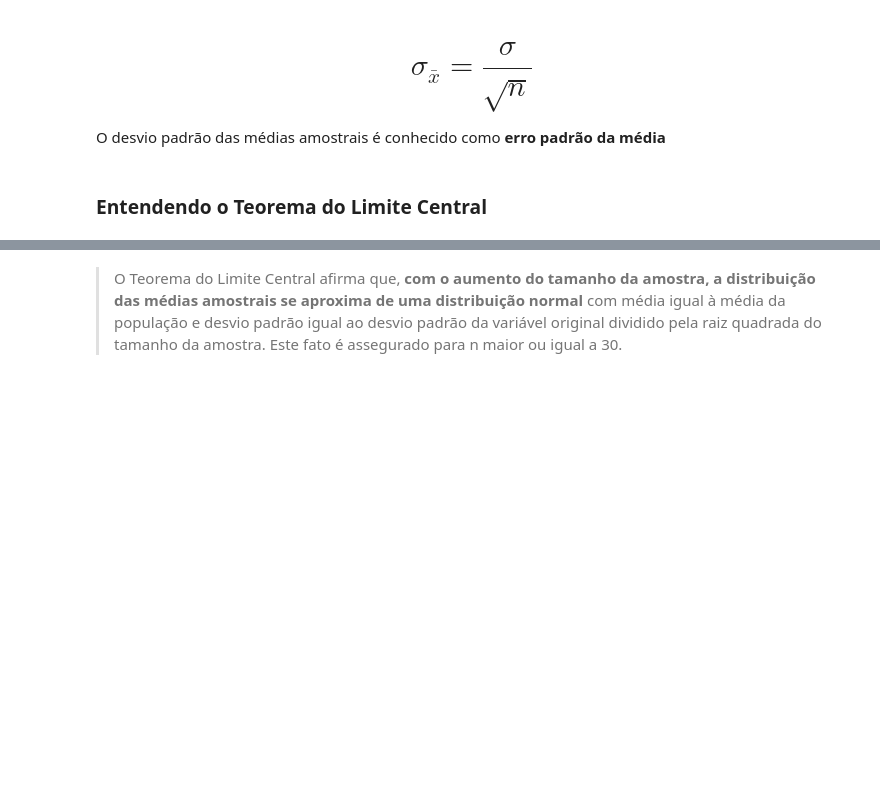
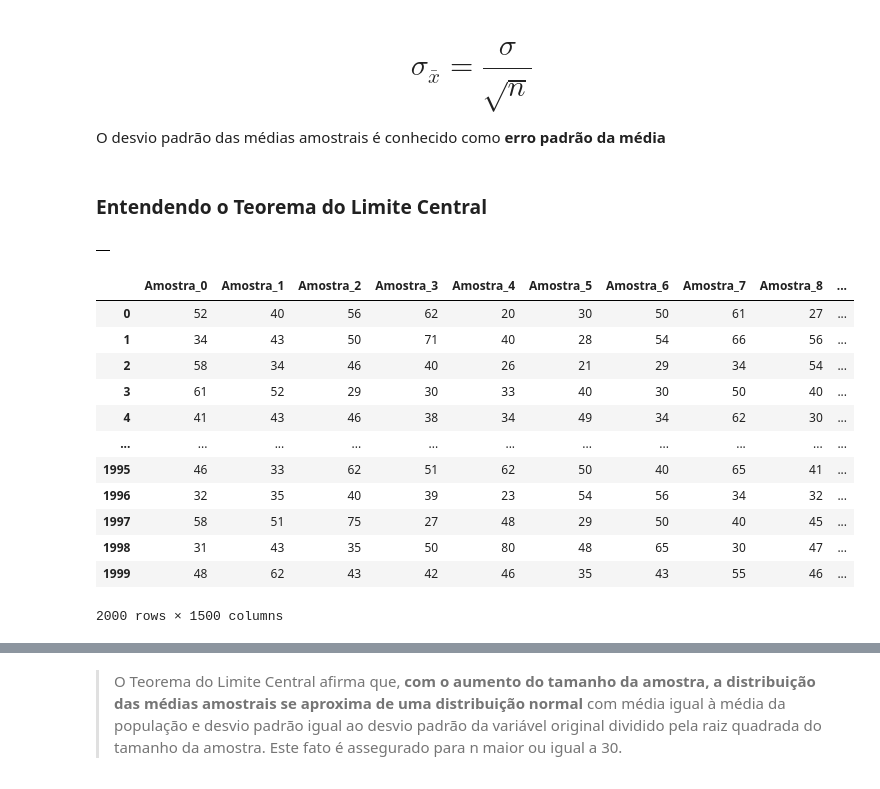
Before and after one commit to Luiz-Malanczyn/Alura, a Jupyter notebook: Curso de Estatística/Curso_de_Estatística_Parte_2.ipynb, the cells around one changed output, grey strips where cells are left out. Cells and saved outputs as stored; diff of their text form; code cells hidden in the pictures; blank space fills up the shorter version.

```diff
--- a/Curso de Estatística/Curso_de_Estatística_Parte_2.ipynb
+++ b/Curso de Estatística/Curso_de_Estatística_Parte_2.ipynb
@@ -889,0 +925,26 @@ O desvio padrão das médias amostrais é conhecido como **erro padrão da médi
+# %%
+amostras = pd.DataFrame()
+amostras
+# %% [output]
+|  |
+# %%
+for i in range(total_de_amostras):
+    _ = dados.Idade.sample(n)
+    _.index = range(0, len(_))
+    amostras['Amostra_' + str(i)] = _
+
+amostras
+# %% [output]
+|  | Amostra_0 | Amostra_1 | Amostra_2 | Amostra_3 | Amostra_4 | Amostra_5 | Amostra_6 | Amostra_7 | Amostra_8 | ... |
+| 0 | 52 | 40 | 56 | 62 | 20 | 30 | 50 | 61 | 27 | ... |
+| 1 | 34 | 43 | 50 | 71 | 40 | 28 | 54 | 66 | 56 | ... |
+| 2 | 58 | 34 | 46 | 40 | 26 | 21 | 29 | 34 | 54 | ... |
+| 3 | 61 | 52 | 29 | 30 | 33 | 40 | 30 | 50 | 40 | ... |
+| 4 | 41 | 43 | 46 | 38 | 34 | 49 | 34 | 62 | 30 | ... |
+| ... | ... | ... | ... | ... | ... | ... | ... | ... | ... | ... |
+| 1995 | 46 | 33 | 62 | 51 | 62 | 50 | 40 | 65 | 41 | ... |
+| 1996 | 32 | 35 | 40 | 39 | 23 | 54 | 56 | 34 | 32 | ... |
+| 1997 | 58 | 51 | 75 | 27 | 48 | 29 | 50 | 40 | 45 | ... |
+| 1998 | 31 | 43 | 35 | 50 | 80 | 48 | 65 | 30 | 47 | ... |
+| 1999 | 48 | 62 | 43 | 42 | 46 | 35 | 43 | 55 | 46 | ... |
+2000 rows × 1500 columns
```
Also changed, not shown: parts of 57 cells of this notebook, 3 other files.
